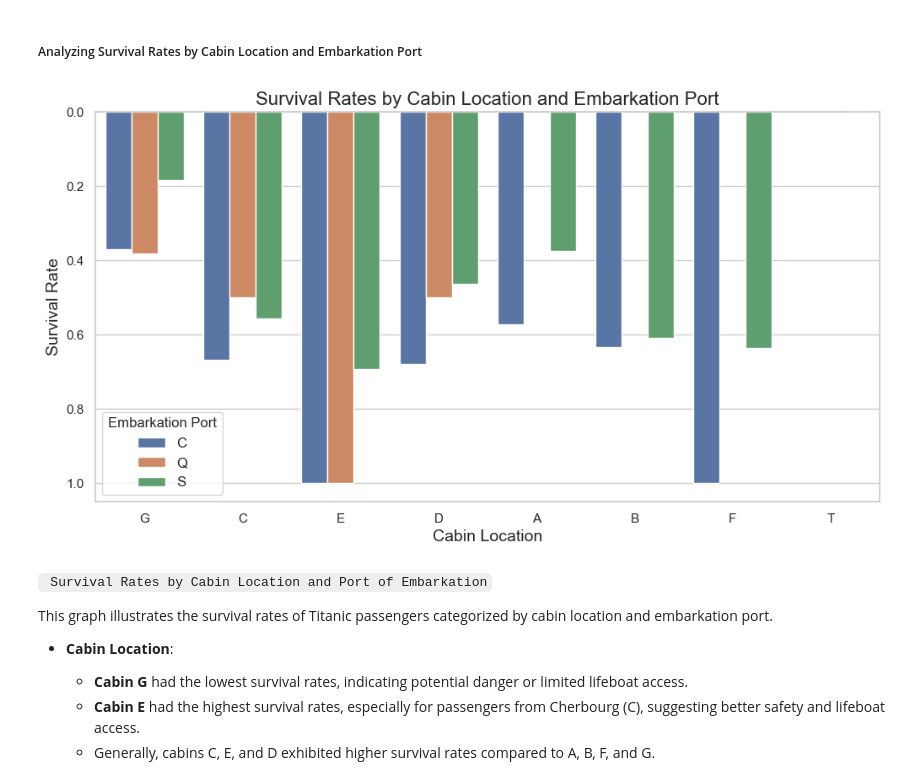
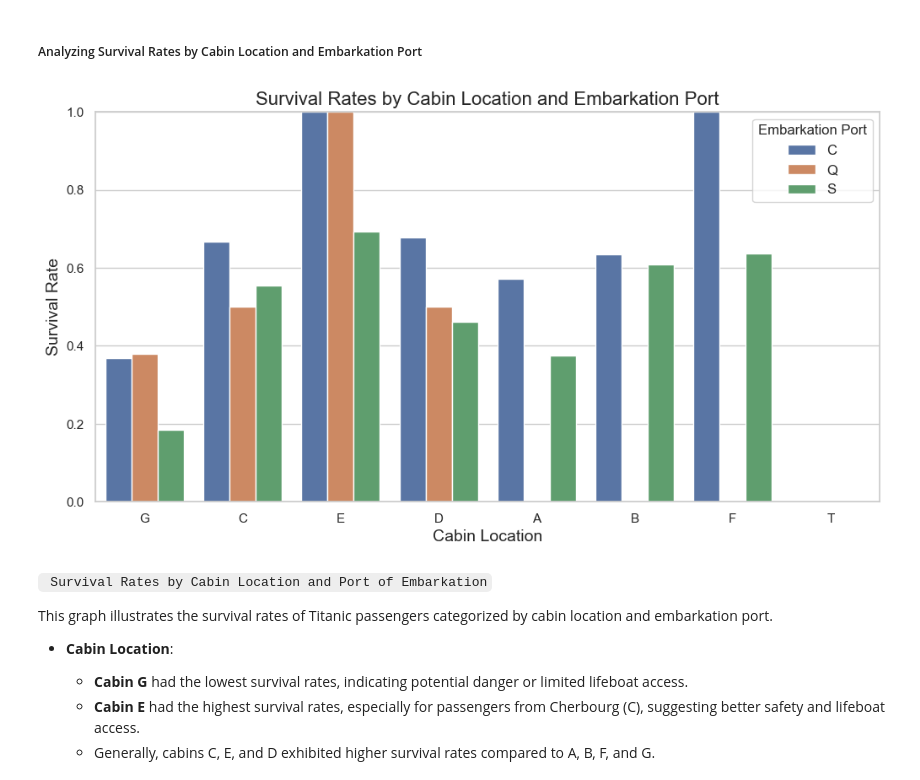
Before and after one commit to SnitTeshome/PRODIGY_DS_02, a Jupyter notebook: Task -02.ipynb, the cells around one changed output. Drawn from its saved outputs; the diff is of its cells as text; code cells hidden in the pictures.

```diff
--- a/Task -02.ipynb
+++ b/Task -02.ipynb
@@ -911,21 +911,24 @@ This analysis highlights how demographics and embarkation port influenced surviv
 # %%
 # Create a new column for Cabin Location based on the first character of the Cabin column
 Titanic['Cabin_Location'] = Titanic['Cabin'].str[0]
 
 # Create a bar plot to compare survival rates by Cabin Location and Embarkation Port
 plt.figure(figsize=(12, 6))
 sns.barplot(data=Titanic, x='Cabin_Location', y='Survived', hue='Embarked', ci=None)
 
 # Customize the plot
 plt.title("Survival Rates by Cabin Location and Embarkation Port", fontsize=16)
 plt.xlabel("Cabin Location", fontsize=14)
 plt.ylabel("Survival Rate", fontsize=14)
 plt.legend(title='Embarkation Port', fontsize=12)
 
+# Set y-axis limits
+plt.ylim(0, 1)  # Set y-axis limits from 0 to 1
+
 # Show the plot
 plt.show()
 # %% [output]
-[figure, old version]
+[figure, new version]
 # %% [markdown]
 ` Survival Rates by Cabin Location and Port of Embarkation`
 
```
